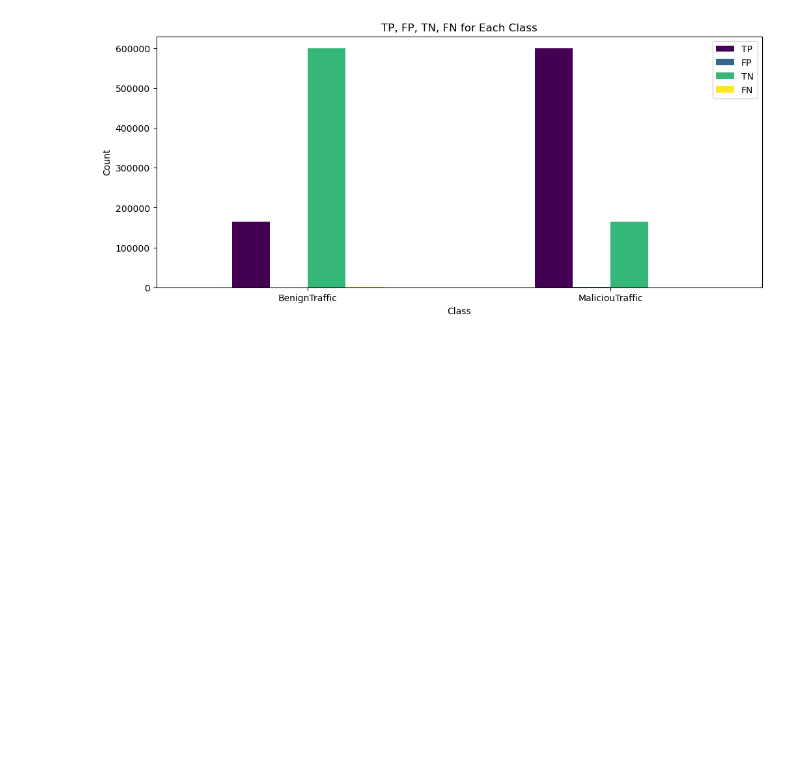
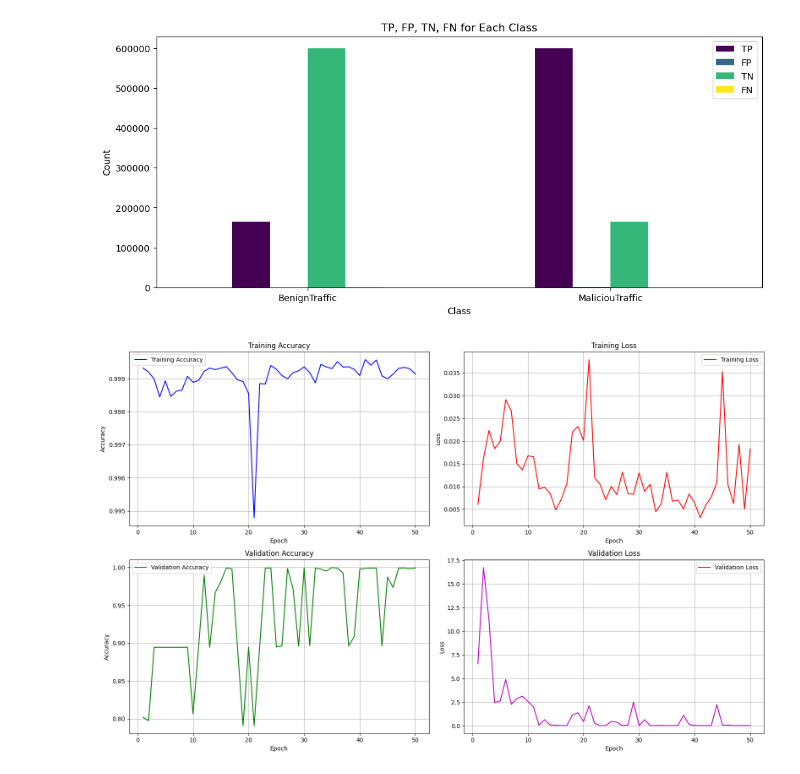
Before and after one commit to HocVoNgThai/Enhancing-Privacy-Preservation-of-Federated-Learning-for-Intrusion-Detection-System, a Jupyter notebook: CNN_dask_binary_new_model.ipynb, the cells around one changed output. Saved outputs shown, nothing was run; the diff lists cells and outputs as text; code cells hidden in the pictures; blank space fills up the shorter version.

```diff
--- a/CNN_dask_binary_new_model.ipynb
+++ b/CNN_dask_binary_new_model.ipynb
@@ -338,3 +369,54 @@ plt.show()
 # %% [output]
 [figure]
 [figure]
+# %%
+import pandas as pd
+import matplotlib.pyplot as plt
+
+# Đọc log từ file CSV
+log_df = pd.read_csv('log_mono/19h56p__06-05-2025.csv')  # Đổi tên file nếu cần
+
+epochs = range(1, len(log_df) + 1)
+
+plt.figure(figsize=(16, 10))
+
+# Accuracy
+plt.subplot(2, 2, 1)
+plt.plot(epochs, log_df['accuracy'], 'b-', label='Training Accuracy')
+plt.title('Training Accuracy')
+plt.xlabel('Epoch')
+plt.ylabel('Accuracy')
+plt.grid(True)
+plt.legend()
+
+# Loss
+plt.subplot(2, 2, 2)
+plt.plot(epochs, log_df['loss'], 'r-', label='Training Loss')
+plt.title('Training Loss')
+plt.xlabel('Epoch')
+plt.ylabel('Loss')
+plt.grid(True)
+plt.legend()
+
+# Validation Accuracy
+plt.subplot(2, 2, 3)
+plt.plot(epochs, log_df['val_accuracy'], 'g-', label='Validation Accuracy')
+plt.title('Validation Accuracy')
+plt.xlabel('Epoch')
+plt.ylabel('Accuracy')
+plt.grid(True)
+plt.legend()
+
+# Validation Loss
+plt.subplot(2, 2, 4)
+plt.plot(epochs, log_df['val_loss'], 'm-', label='Validation Loss')
+plt.title('Validation Loss')
+plt.xlabel('Epoch')
+plt.ylabel('Loss')
+plt.grid(True)
+plt.legend()
+
+plt.tight_layout()
+plt.show()
+# %% [output]
+[figure, added]
```
Also changed, not shown: parts of 3 cells of this notebook, 19 other files.
